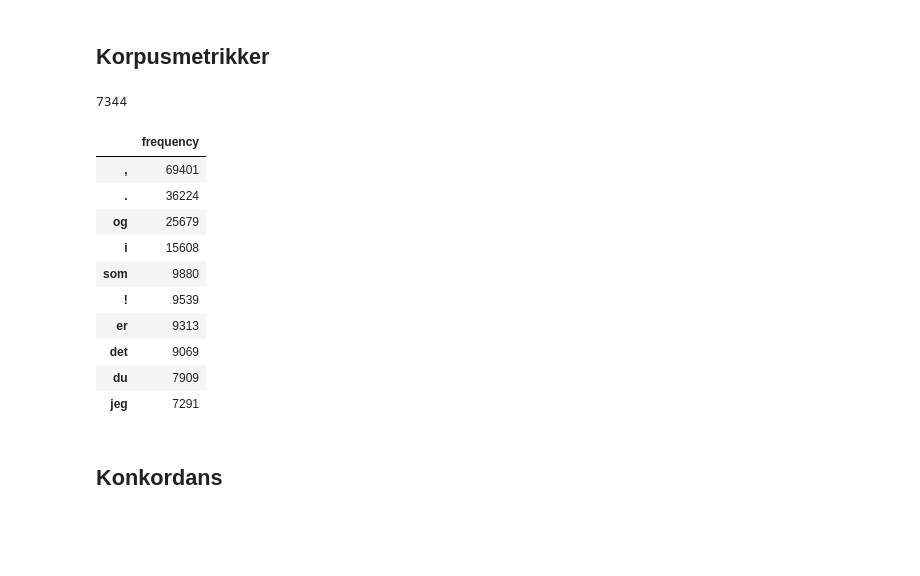
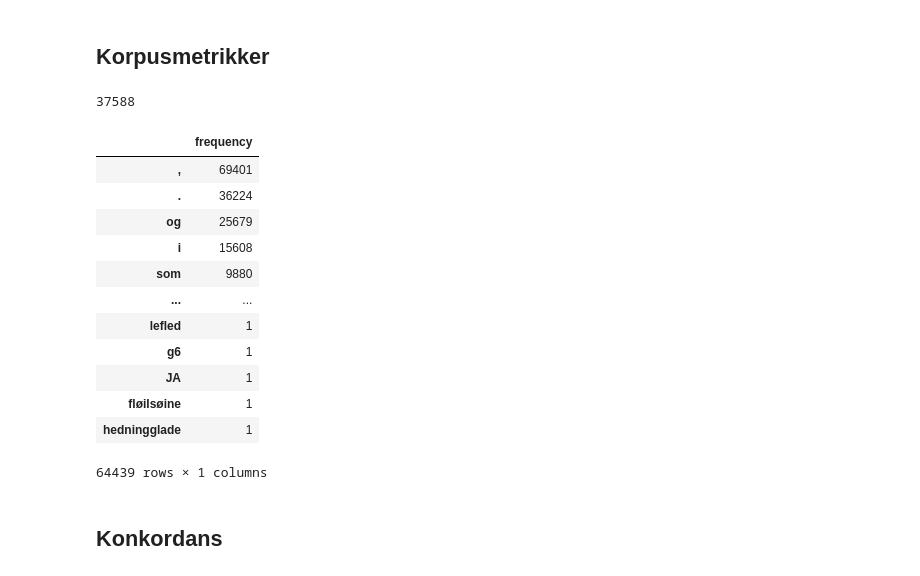
Before and after one commit to NationalLibraryOfNorway/NORN-poems, a Jupyter notebook: build_poems_tools/tools/corpus_tools_poems.ipynb, the cells around one changed output. Cells and saved outputs as stored; diff of their text form; code cells hidden in the pictures; blank space fills up the shorter version.

```diff
--- a/build_poems_tools/tools/corpus_tools_poems.ipynb
+++ b/build_poems_tools/tools/corpus_tools_poems.ipynb
@@ -26,32 +28,22 @@ def count_token(token: str, collection: Collection) -> int:
 # %%
-count_token('jeg', collection)
+count_token(".", collection)
 # %% [output]
-7344
+37588
-# %%
-# Ordfrekvens
-
-from collections import Counter
-
-# Initialize a counter for all texts
-total_frequency = Counter()
-
-for doc in collection.find():
-    #words = doc['text'].split()  # Tokenize the text
-    words = doc["tokens"]
-    total_frequency.update(words)
-
-pd.DataFrame.from_dict(total_frequency, orient='index', columns=['frequency']).sort_values(by='frequency', ascending=False).head(10)
-# %% [output]
-|  | frequency |
-| , | 69401 |
-| . | 36224 |
-| og | 25679 |
-| i | 15608 |
-| som | 9880 |
-| ! | 9539 |
-| er | 9313 |
-| det | 9069 |
-| du | 7909 |
-| jeg | 7291 |
+# %%
+word_frequency(collection)
+# %% [output]
+|  | frequency |
+| , | 69401 |
+| . | 36224 |
+| og | 25679 |
+| i | 15608 |
+| som | 9880 |
+| ... | ... |
+| lefled | 1 |
+| g6 | 1 |
+| JA | 1 |
+| fløilsøine | 1 |
+| hedningglade | 1 |
+64439 rows × 1 columns
 # %% [markdown]
 ## Konkordans
```
Also changed, not shown: parts of 24 cells of this notebook.
